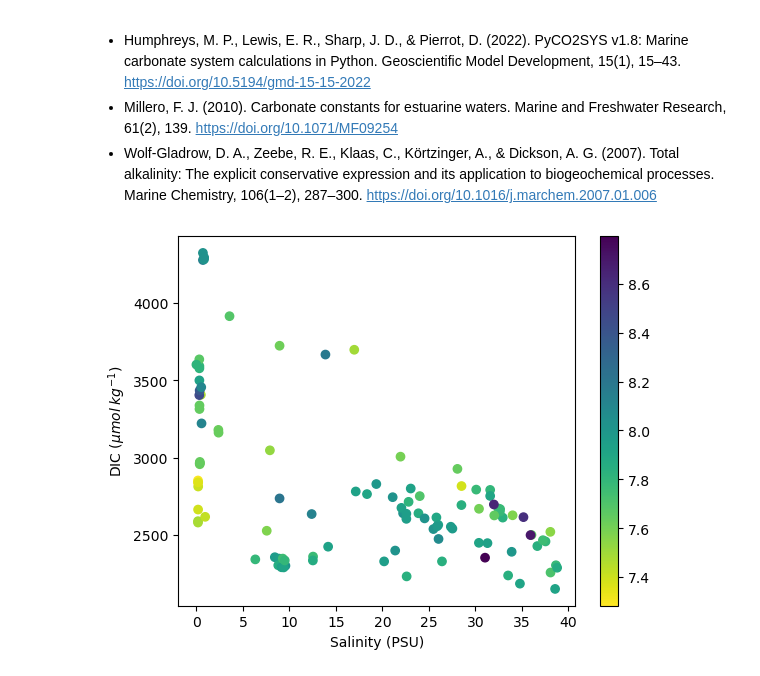
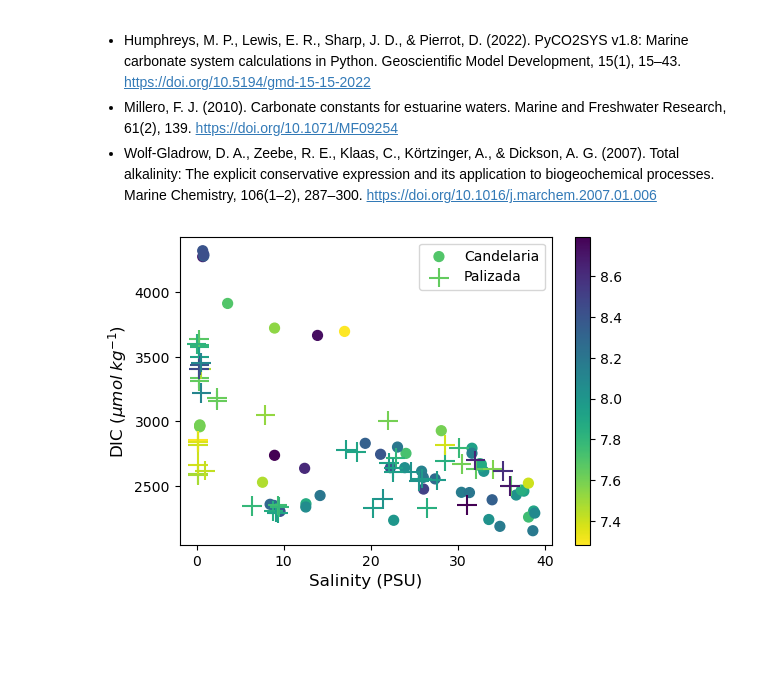
Before and after one commit to gilbertoCM/terminos_lagoon_carbonate, a Jupyter notebook: MartinezTrejo_etal_2023_pyco2sys.ipynb, the cells around one changed output. Drawn from its saved outputs; the diff is of its cells as text; code cells hidden in the pictures; blank space fills up the shorter version.

Commit message:
Funciona los dos plots

```diff
--- a/MartinezTrejo_etal_2023_pyco2sys.ipynb
+++ b/MartinezTrejo_etal_2023_pyco2sys.ipynb
@@ -68,29 +68,46 @@ CarbonateVarsTL = pd.concat([myCO2data, myVars], axis=1)
 # %%
 import matplotlib.pyplot as plt
 import numpy as np
 
 # getting the original colormap using cm.get_cmap() function
 orig_map = plt.colormaps.get_cmap('viridis')
 
 # reversing the original colormap using reversed() function
 reversed_map = orig_map.reversed()
 
+CandelariaResult = CarbonateVarsTL.loc[CarbonateVarsTL["Estuary"] == "Candelaria"]
+
+PalizadaResult = CarbonateVarsTL.loc[CarbonateVarsTL["Estuary"] == "Palizada"]
+
+
 # Create the scatter plot with Seaborn
+
 scatter = plt.scatter(
-    x=CarbonateVarsTL["Sal_psu"], y=CarbonateVarsTL["DIC_micromol_kg"], c=CarbonateVarsTL["pH"], cmap=reversed_map)
+    x=CandelariaResult["Sal_psu"], y=CandelariaResult["DIC_micromol_kg"], c=CandelariaResult["pH"], cmap=reversed_map,
+    marker='.', s= 200, label='Candelaria' )
+
+
+scatter = plt.scatter(
+    x=PalizadaResult["Sal_psu"], y=PalizadaResult["DIC_micromol_kg"], c=PalizadaResult["pH"], cmap=reversed_map,
+    marker='+', s= 200, label='Palizada')
+
 
 # Add a color bar
 plt.colorbar(scatter)
 
-#obtain m (slope) and b(intercept) of linear regression line
-m, b = np.polyfit(CarbonateVarsTL["Sal_psu"], CarbonateVarsTL["DIC_micromol_kg"], 1)
-
 
 # Add labels and title
-plt.xlabel('Salinity (PSU)')
-plt.ylabel('DIC ($\mu mol  \; kg^{-1}$)')
+plt.xlabel('Salinity (PSU)', fontsize = 12)
+plt.ylabel('DIC ($\mu mol  \; kg^{-1}$)', fontsize = 12)
+plt.legend(loc='upper right')
 
-# Show the plot
+# set the figure size
+plt.gcf().set_size_inches(6, 4)
+
+# save the plot as a PDF file
+plt.savefig('scatter_plot.pdf', dpi=300, bbox_inches='tight')
+
+# display the plot
 plt.show()
 # %% [output]
-[figure, old version]
+[figure, new version]
```
Also changed, not shown: parts of 1 cell of this notebook.
